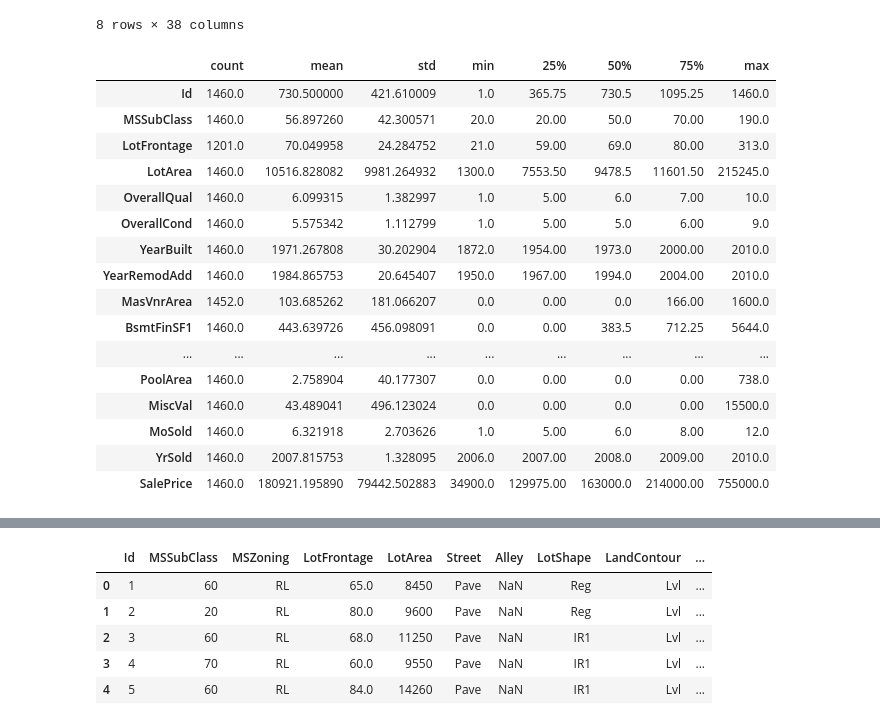
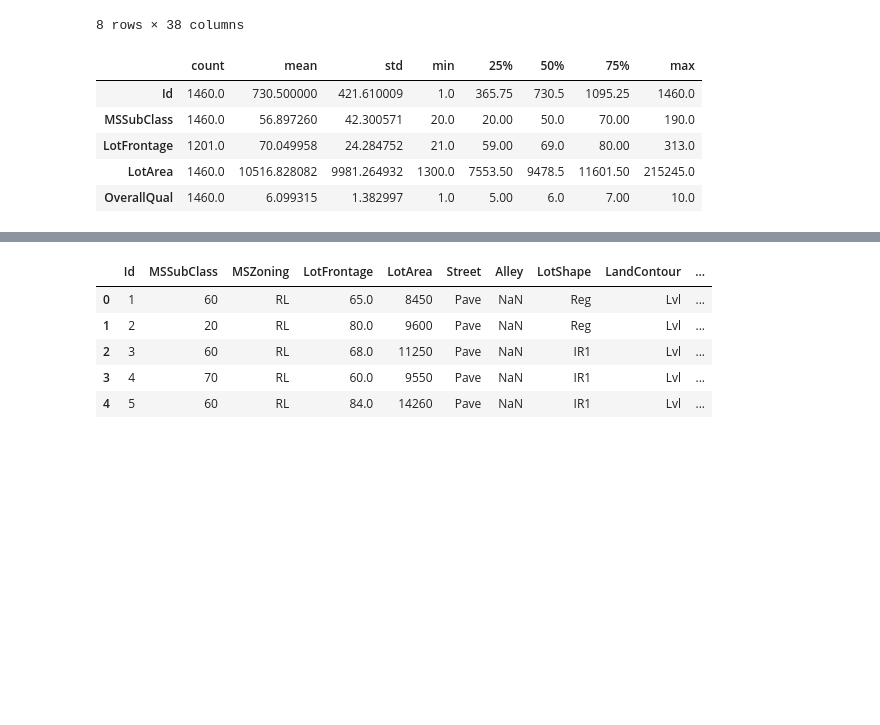
Before and after one commit to Xristos04/Data-Science-Tutorials, a Jupyter notebook: HousingPrices.ipynb, the cells around one changed output, grey strips where cells are left out. Saved outputs shown, nothing was run; the diff lists cells and outputs as text; code cells hidden in the pictures; blank space fills up the shorter version.

```diff
--- a/HousingPrices.ipynb
+++ b/HousingPrices.ipynb
@@ -38,25 +38,14 @@ numerical_features.describe()
 # %%
 numerical_features = df.select_dtypes(include=[np.number])
 summary_stats = numerical_features.describe().T
-summary_stats
+summary_stats.head(5)
 # %% [output]
 |  | count | mean | std | min | 25% | 50% | 75% | max |
 | Id | 1460.0 | 730.500000 | 421.610009 | 1.0 | 365.75 | 730.5 | 1095.25 | 1460.0 |
 | MSSubClass | 1460.0 | 56.897260 | 42.300571 | 20.0 | 20.00 | 50.0 | 70.00 | 190.0 |
 | LotFrontage | 1201.0 | 70.049958 | 24.284752 | 21.0 | 59.00 | 69.0 | 80.00 | 313.0 |
 | LotArea | 1460.0 | 10516.828082 | 9981.264932 | 1300.0 | 7553.50 | 9478.5 | 11601.50 | 215245.0 |
 | OverallQual | 1460.0 | 6.099315 | 1.382997 | 1.0 | 5.00 | 6.0 | 7.00 | 10.0 |
-| OverallCond | 1460.0 | 5.575342 | 1.112799 | 1.0 | 5.00 | 5.0 | 6.00 | 9.0 |
-| YearBuilt | 1460.0 | 1971.267808 | 30.202904 | 1872.0 | 1954.00 | 1973.0 | 2000.00 | 2010.0 |
-| YearRemodAdd | 1460.0 | 1984.865753 | 20.645407 | 1950.0 | 1967.00 | 1994.0 | 2004.00 | 2010.0 |
-| MasVnrArea | 1452.0 | 103.685262 | 181.066207 | 0.0 | 0.00 | 0.0 | 166.00 | 1600.0 |
-| BsmtFinSF1 | 1460.0 | 443.639726 | 456.098091 | 0.0 | 0.00 | 383.5 | 712.25 | 5644.0 |
-| ... | ... | ... | ... | ... | ... | ... | ... | ... |
-| PoolArea | 1460.0 | 2.758904 | 40.177307 | 0.0 | 0.00 | 0.0 | 0.00 | 738.0 |
-| MiscVal | 1460.0 | 43.489041 | 496.123024 | 0.0 | 0.00 | 0.0 | 0.00 | 15500.0 |
-| MoSold | 1460.0 | 6.321918 | 2.703626 | 1.0 | 5.00 | 6.0 | 8.00 | 12.0 |
-| YrSold | 1460.0 | 2007.815753 | 1.328095 | 2006.0 | 2007.00 | 2008.0 | 2009.00 | 2010.0 |
-| SalePrice | 1460.0 | 180921.195890 | 79442.502883 | 34900.0 | 129975.00 | 163000.0 | 214000.00 | 755000.0 |
 # %%
 categorical_features = df.select_dtypes(include=[object])
 cat_summary_objects = categorical_features.describe().T
```
Also changed, not shown: parts of 18 cells of this notebook, 5 other files.
